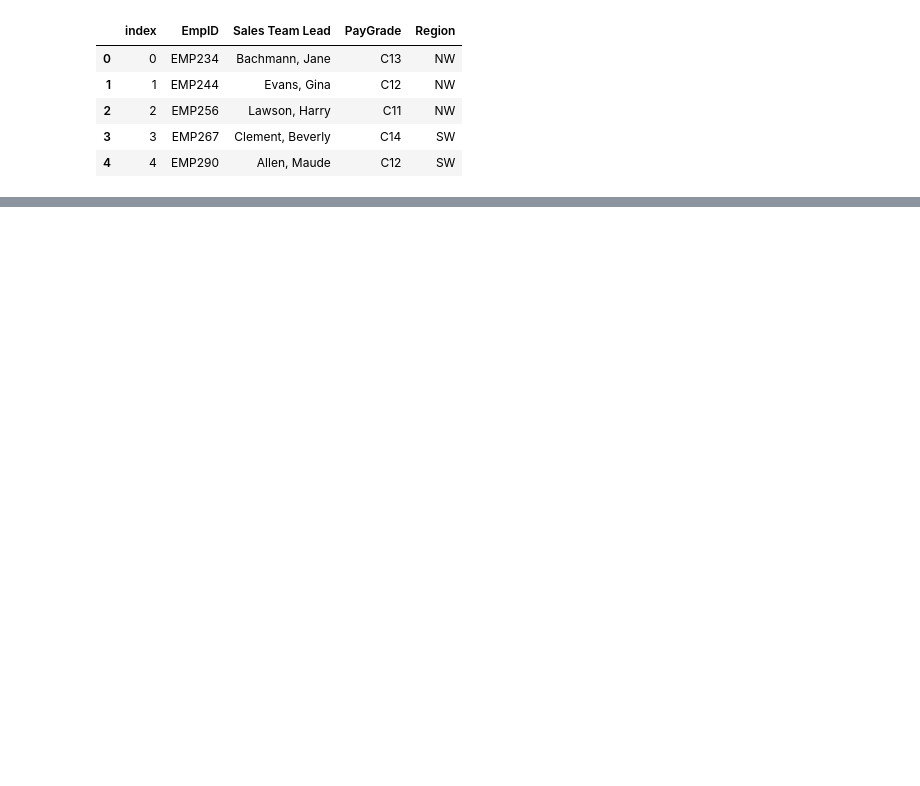
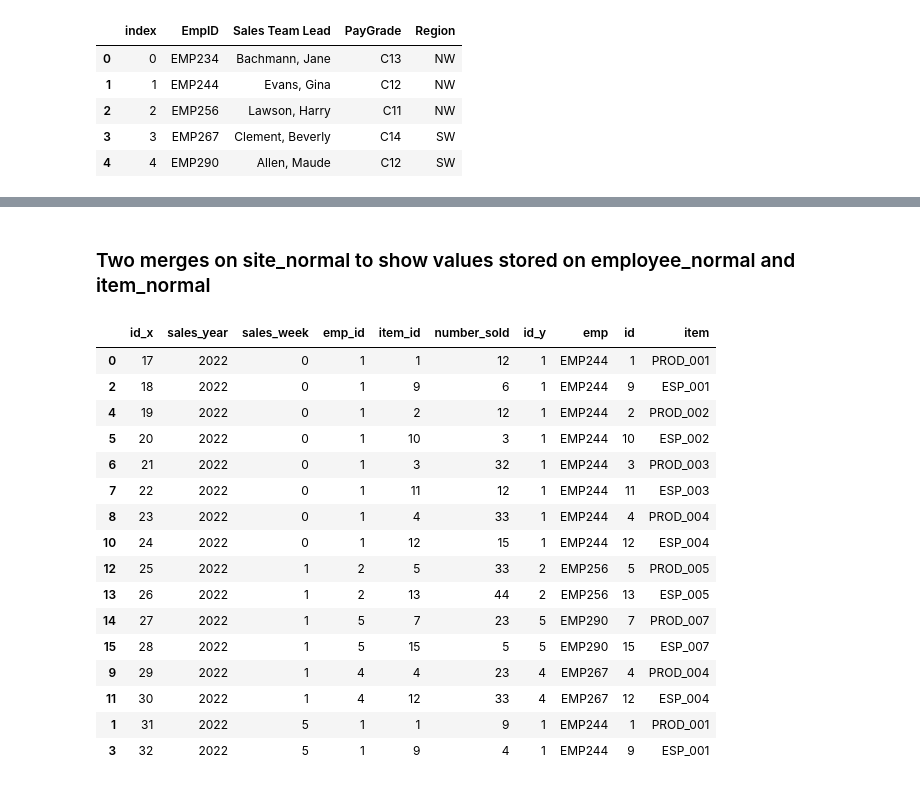
Before and after one commit to Korenak/tek-korenak-cap1, a Jupyter notebook: korenak_andrew_cap1/DatabaseChecker.ipynb, the cells around one changed output, grey strips where cells are left out. Cells and saved outputs as stored; diff of their text form; code cells hidden in the pictures; blank space fills up the shorter version.

Commit message:
normalized app output to database. Altered existing pages and forms

```diff
--- a/korenak_andrew_cap1/DatabaseChecker.ipynb
+++ b/korenak_andrew_cap1/DatabaseChecker.ipynb
@@ -17,6 +19,9 @@ engine = create_engine(conn, echo=False)
 # %%
-sitesales= pd.read_sql_table('sitesales',engine)
-sales_periods = pd.read_sql_table('sales_periods',engine)
-employees = pd.read_sql_table('employees',engine)
-product_info = pd.read_sql_table('product_info',engine)
-historic_sales = pd.read_sql_table('historic_sales',engine)
+site_normal= pd.read_sql_table('site_normal',engine)
+item_normal= pd.read_sql_table('item_normal',engine)
+item_dimen= pd.read_sql_table('item_dimen',engine)
+item_fact= pd.read_sql_table('item_fact',engine)
+employee_normal= pd.read_sql_table('employee_normal',engine)
+emp_dimen= pd.read_sql_table('emp_dimen',engine)
+norm_region= pd.read_sql_table('norm_region',engine)
+norm_pay= pd.read_sql_table('norm_pay',engine)
@@ -165,0 +328,24 @@ NameError: name 'innermerge' is not defined
+# %% [markdown]
+### Two merges on site_normal to show values stored on employee_normal and item_normal
+# %%
+df = site_normal.merge(employee_normal, how='inner',left_on=['emp_id'], right_on=['id']).merge(item_normal, how='inner', left_on=['item_id'], right_on=['id'])
+# %%
+df.sort_values(by=['id_x'])
+# %% [output]
+|  | id_x | sales_year | sales_week | emp_id | item_id | number_sold | id_y | emp | id | item |
+| 0 | 17 | 2022 | 0 | 1 | 1 | 12 | 1 | EMP244 | 1 | PROD_001 |
+| 2 | 18 | 2022 | 0 | 1 | 9 | 6 | 1 | EMP244 | 9 | ESP_001 |
+| 4 | 19 | 2022 | 0 | 1 | 2 | 12 | 1 | EMP244 | 2 | PROD_002 |
+| 5 | 20 | 2022 | 0 | 1 | 10 | 3 | 1 | EMP244 | 10 | ESP_002 |
+| 6 | 21 | 2022 | 0 | 1 | 3 | 32 | 1 | EMP244 | 3 | PROD_003 |
+| 7 | 22 | 2022 | 0 | 1 | 11 | 12 | 1 | EMP244 | 11 | ESP_003 |
+| 8 | 23 | 2022 | 0 | 1 | 4 | 33 | 1 | EMP244 | 4 | PROD_004 |
+| 10 | 24 | 2022 | 0 | 1 | 12 | 15 | 1 | EMP244 | 12 | ESP_004 |
+| 12 | 25 | 2022 | 1 | 2 | 5 | 33 | 2 | EMP256 | 5 | PROD_005 |
+| 13 | 26 | 2022 | 1 | 2 | 13 | 44 | 2 | EMP256 | 13 | ESP_005 |
+| 14 | 27 | 2022 | 1 | 5 | 7 | 23 | 5 | EMP290 | 7 | PROD_007 |
+| 15 | 28 | 2022 | 1 | 5 | 15 | 5 | 5 | EMP290 | 15 | ESP_007 |
+| 9 | 29 | 2022 | 1 | 4 | 4 | 23 | 4 | EMP267 | 4 | PROD_004 |
+| 11 | 30 | 2022 | 1 | 4 | 12 | 33 | 4 | EMP267 | 12 | ESP_004 |
+| 1 | 31 | 2022 | 5 | 1 | 1 | 9 | 1 | EMP244 | 1 | PROD_001 |
+| 3 | 32 | 2022 | 5 | 1 | 9 | 4 | 1 | EMP244 | 9 | ESP_001 |
```
Also changed, not shown: parts of 32 cells of this notebook, 5 other files.
